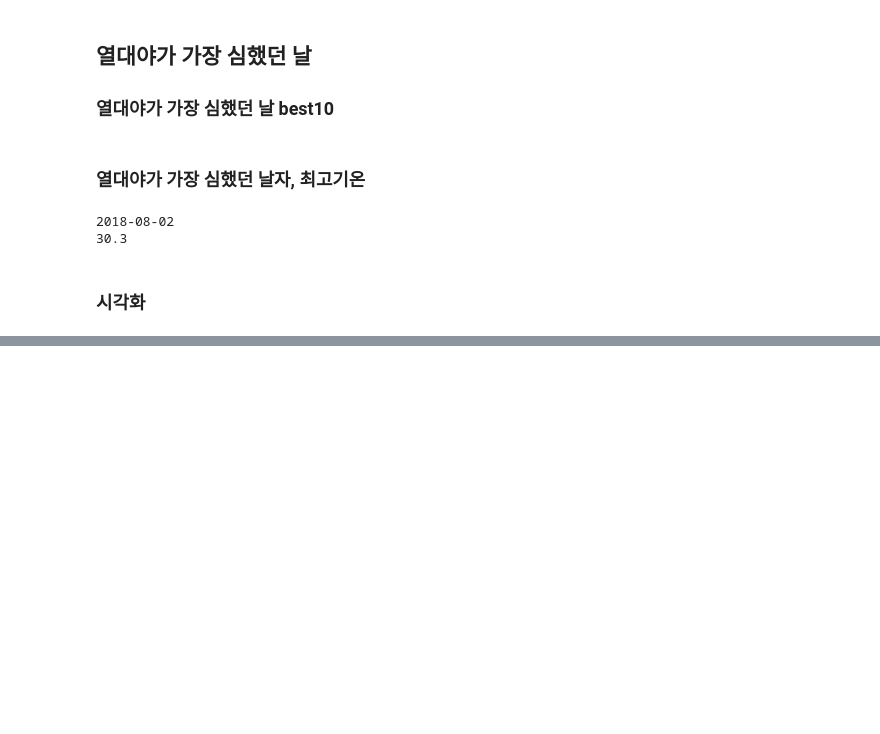
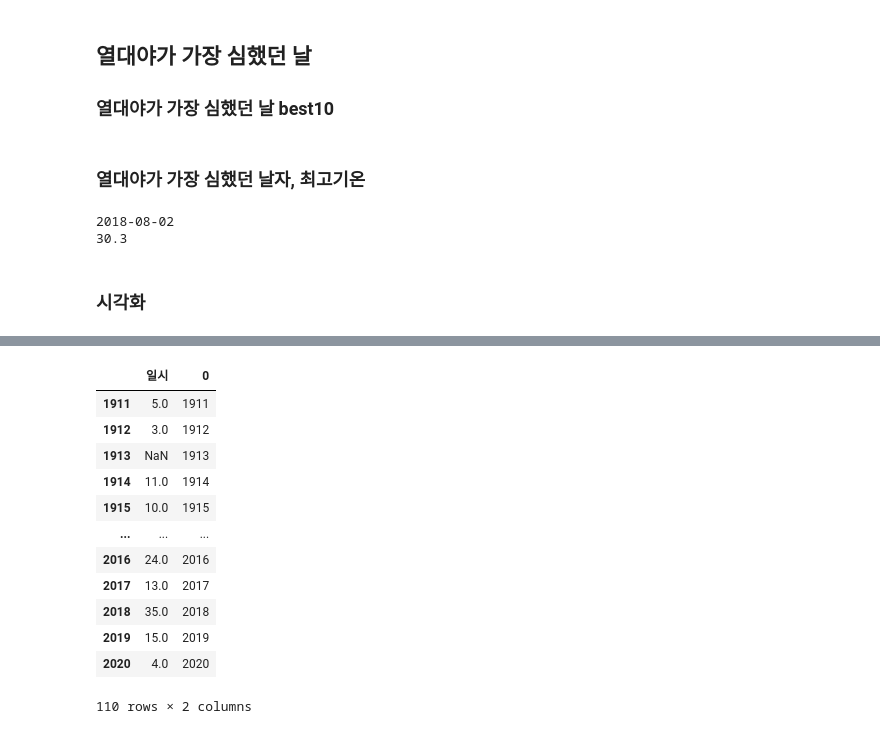
Before and after one commit to limetree-indigo/python-visualization, a Jupyter notebook: 10 서울시 폭염 및 열대야 분석 및 시각화/10 서울시 폭염 및 열대야 분석 및 시각화.ipynb, the cells around one changed output, grey strips where cells are left out. Drawn from its saved outputs; the diff is of its cells as text; code cells hidden in the pictures; blank space fills up the shorter version.

```diff
--- a/10 서울시 폭염 및 열대야 분석 및 시각화/10 서울시 폭염 및 열대야 분석 및 시각화.ipynb
+++ b/10 서울시 폭염 및 열대야 분석 및 시각화/10 서울시 폭염 및 열대야 분석 및 시각화.ipynb
@@ -252,0 +257,8 @@ plt.show()
+# %%
+# 연도별 폭염일수 : 연도로 그룹핑하여 일수 카운트
+df_seoul_hotday_count = df_seoul_hotday.groupby(df_seoul_hotday['일시'].dt.year)['일시'].count().to_frame()
+# %%
+# 폭염일이 없는 날을 포함시키기 위하여 1911~2020년의 연도 데이터프레임 생성
+df_years = pd.DataFrame(range(1911,2021))
+df_years.index = df_years[0]
+df_years
@@ -252,0 +280,18 @@ plt.show()
+# %%
+# 연도별 폭염일수, 연도 데이터프레임 concat
+df_seoul_hotday_count = pd.concat([df_seoul_hotday_count, df_years], axis=1)
+df_seoul_hotday_count
+# %% [output]
+|  | 일시 | 0 |
+| 1911 | 5.0 | 1911 |
+| 1912 | 3.0 | 1912 |
+| 1913 | NaN | 1913 |
+| 1914 | 11.0 | 1914 |
+| 1915 | 10.0 | 1915 |
+| ... | ... | ... |
+| 2016 | 24.0 | 2016 |
+| 2017 | 13.0 | 2017 |
+| 2018 | 35.0 | 2018 |
+| 2019 | 15.0 | 2019 |
+| 2020 | 4.0 | 2020 |
+110 rows × 2 columns
```
Also changed, not shown: parts of 27 cells of this notebook.
